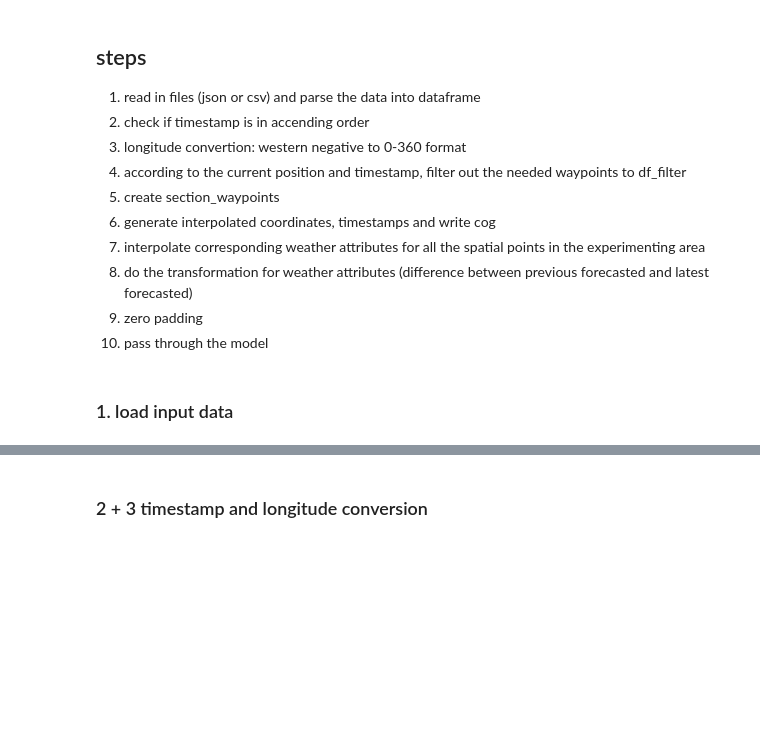
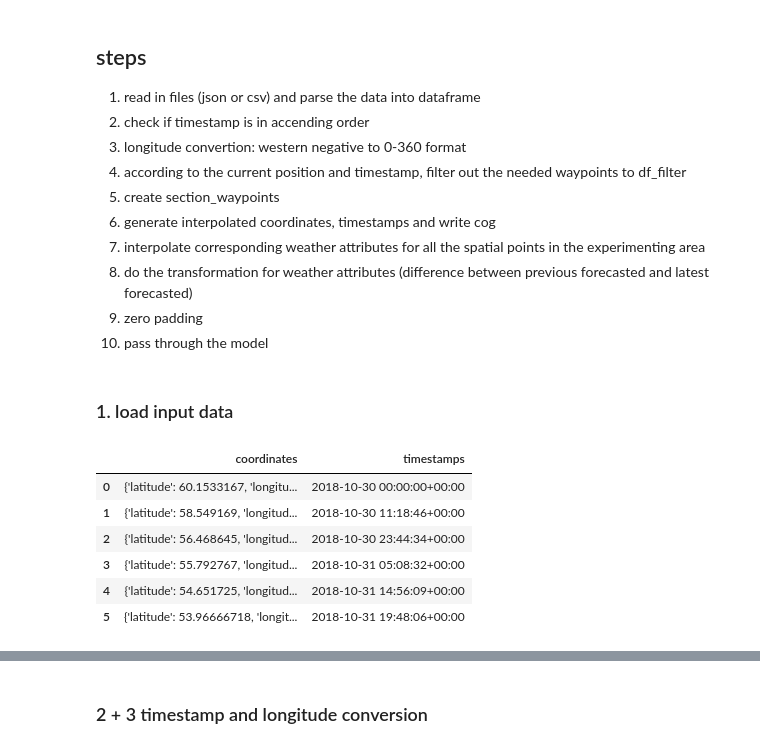
Before and after one commit to UH-MLOps/Integration_WR_refactored, a Jupyter notebook: adapt_simplified.ipynb, the cells around one changed output, grey strips where cells are left out. Drawn from its saved outputs; the diff is of its cells as text; code cells hidden in the pictures; blank space fills up the shorter version.

```diff
--- a/adapt_simplified.ipynb
+++ b/adapt_simplified.ipynb
@@ -77,3 +77,13 @@ for i in range(len(data['coordinates'])):
 
 # create a Pandas DataFrame from the parsed data
 input_df = pd.DataFrame(parsed_data)
+# %%
+pd.read_json('input_sample.json')
+# %% [output]
+|  | coordinates | timestamps |
+| 0 | {'latitude': 60.1533167, 'longitu... | 2018-10-30 00:00:00+00:00 |
+| 1 | {'latitude': 58.549169, 'longitud... | 2018-10-30 11:18:46+00:00 |
+| 2 | {'latitude': 56.468645, 'longitud... | 2018-10-30 23:44:34+00:00 |
+| 3 | {'latitude': 55.792767, 'longitud... | 2018-10-31 05:08:32+00:00 |
+| 4 | {'latitude': 54.651725, 'longitud... | 2018-10-31 14:56:09+00:00 |
+| 5 | {'latitude': 53.96666718, 'longit... | 2018-10-31 19:48:06+00:00 |
```
Also changed, not shown: parts of 17 cells of this notebook, 3 other files.
